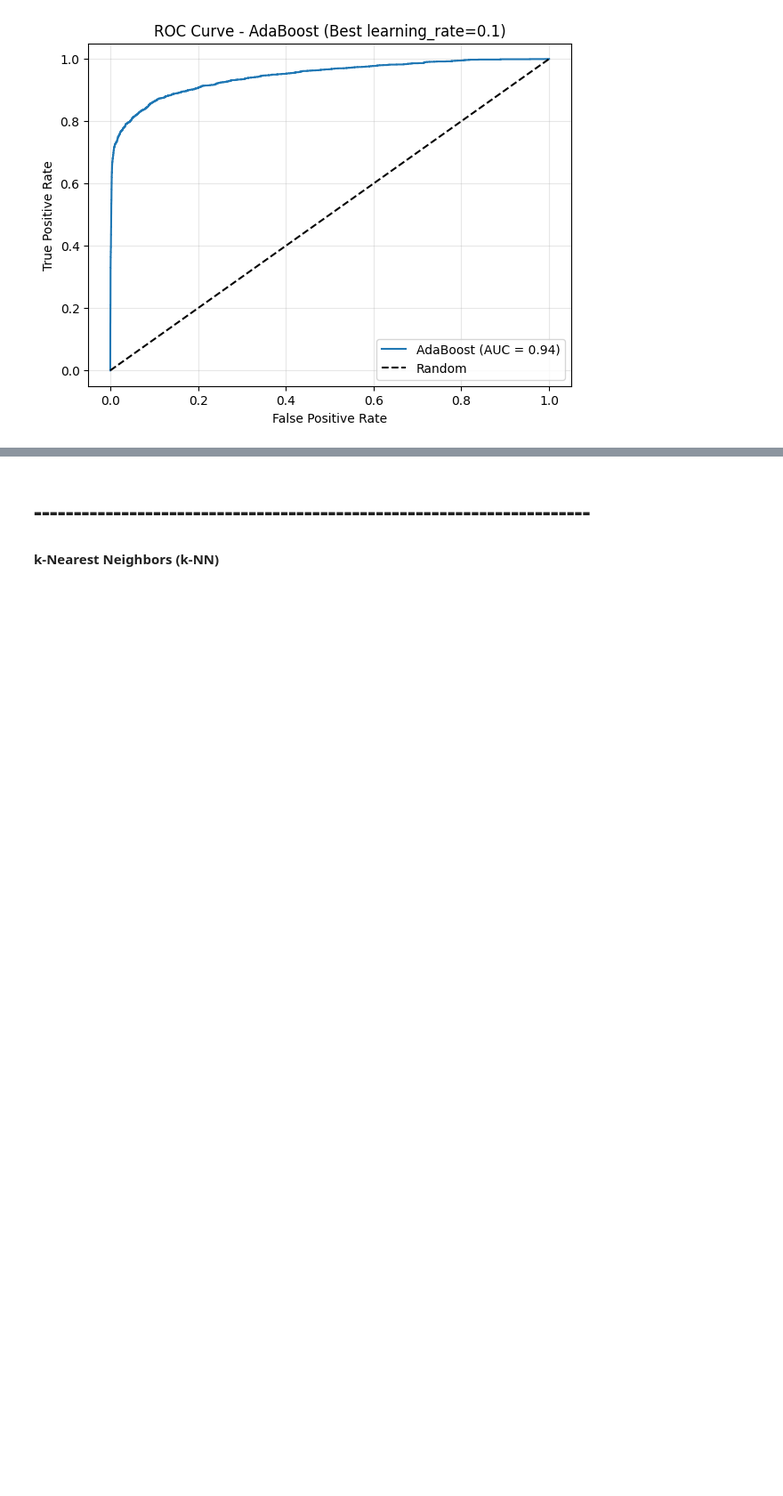
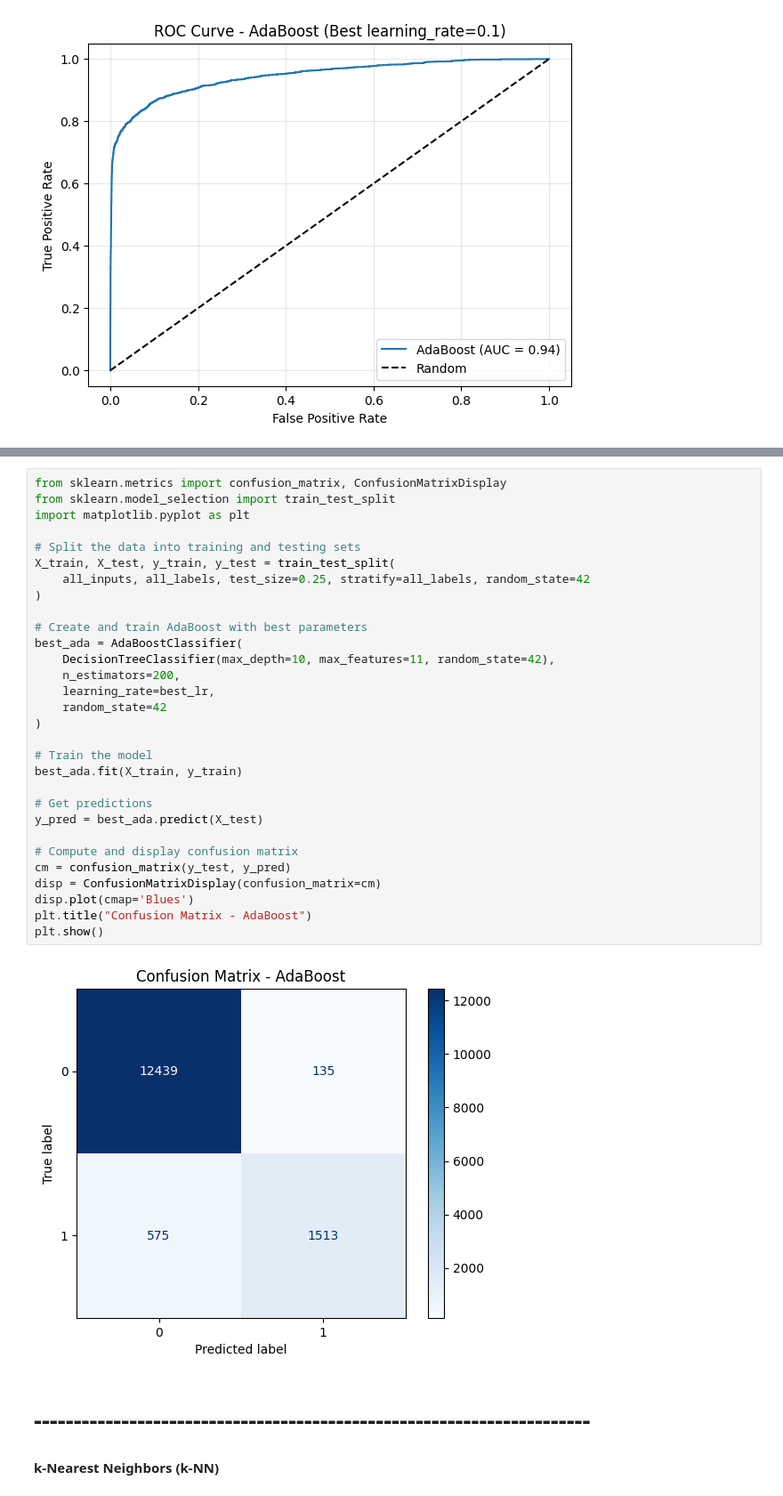
Before and after one commit to alexandre2004costa/IA_project2, a Jupyter notebook: main.ipynb, the cells around one changed output, grey strips where cells are left out. Shown at 89% size. Drawn from its saved outputs; the diff is of its cells as text; blank space fills up the shorter version.

```diff
--- a/main.ipynb
+++ b/main.ipynb
@@ -816,3 +1072,35 @@ plt.show()
+# %%
+from sklearn.metrics import confusion_matrix, ConfusionMatrixDisplay
+from sklearn.model_selection import train_test_split
+import matplotlib.pyplot as plt
+
+# Split the data into training and testing sets
+X_train, X_test, y_train, y_test = train_test_split(
+    all_inputs, all_labels, test_size=0.25, stratify=all_labels, random_state=42
+)
+
+# Create and train AdaBoost with best parameters
+best_ada = AdaBoostClassifier(
+    DecisionTreeClassifier(max_depth=10, max_features=11, random_state=42),
+    n_estimators=200,
+    learning_rate=best_lr,
+    random_state=42
+)
+
+# Train the model
+best_ada.fit(X_train, y_train)
+
+# Get predictions
+y_pred = best_ada.predict(X_test)
+
+# Compute and display confusion matrix
+cm = confusion_matrix(y_test, y_pred)
+disp = ConfusionMatrixDisplay(confusion_matrix=cm)
+disp.plot(cmap='Blues')
+plt.title("Confusion Matrix - AdaBoost")
+plt.show()
+# %% [output]
+[figure, added]
 # %% [markdown]
 # ----------------------------------------------------------------------
 #### k-Nearest Neighbors (k-NN)
```
Also changed, not shown: parts of 18 cells of this notebook.
